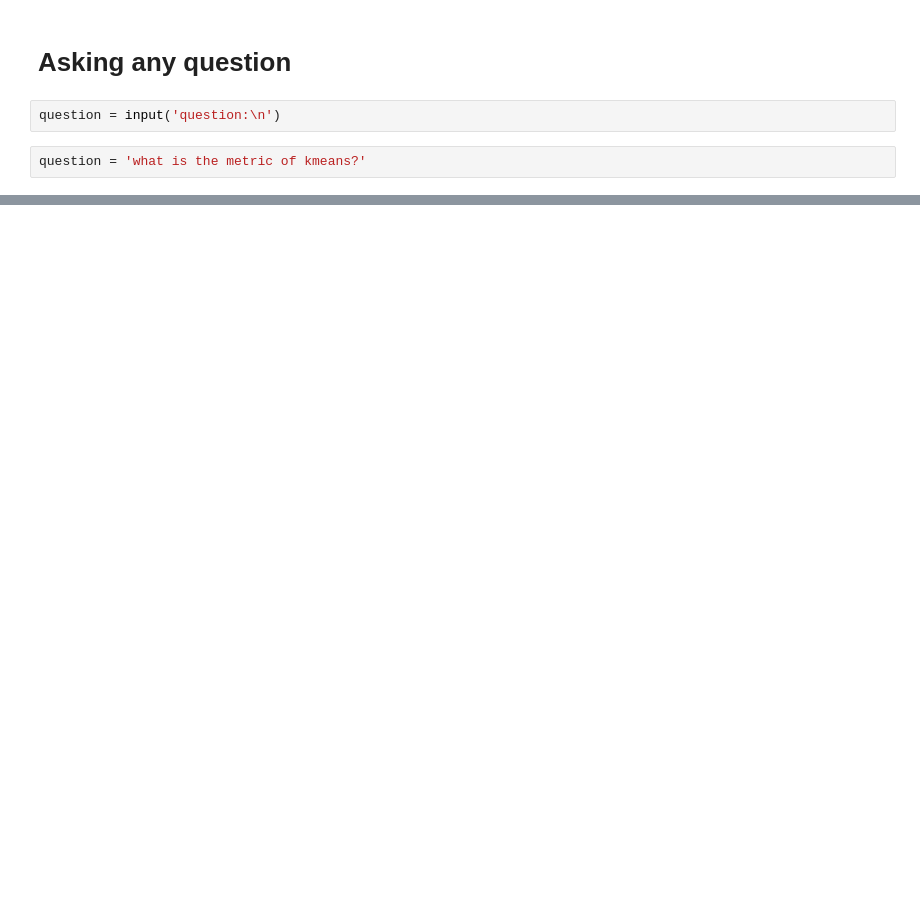
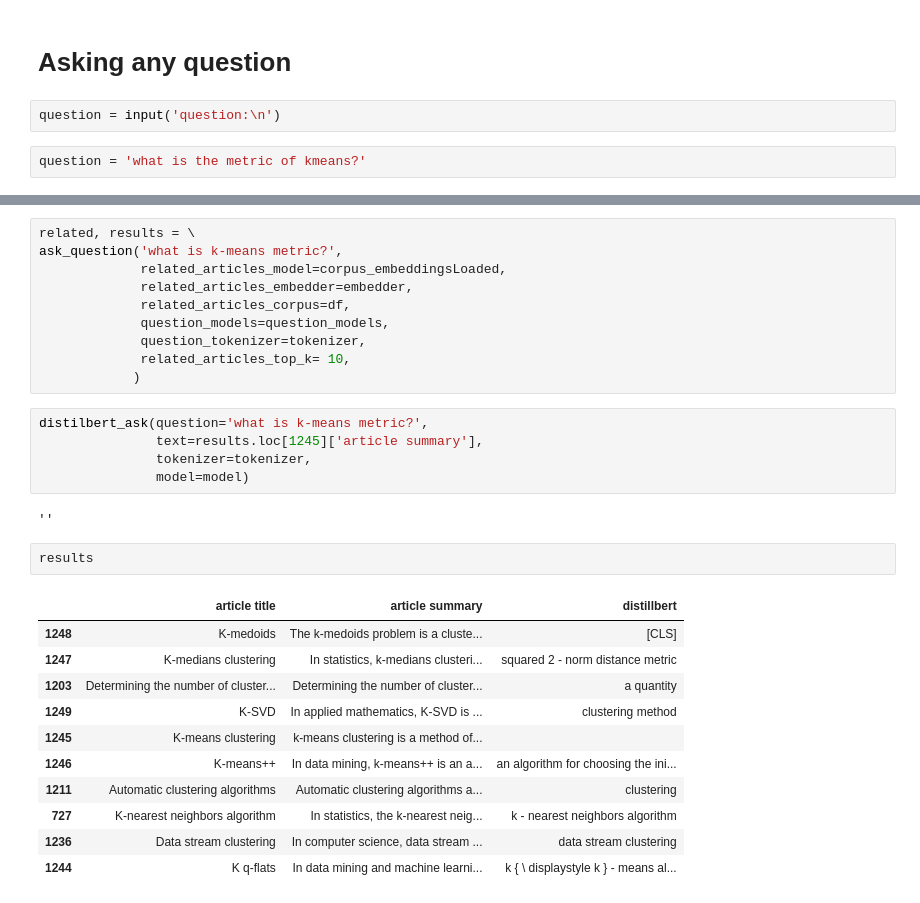
Before and after one commit to diogo-aos/deep_learning_iseg, a Jupyter notebook: prototype.ipynb, the cells around one changed output, grey strips where cells are left out. Saved outputs shown, nothing was run; the diff lists cells and outputs as text; blank space fills up the shorter version.

Commit message:
getting answer for question on first N pages

```diff
--- a/prototype.ipynb
+++ b/prototype.ipynb
@@ -248,0 +376,31 @@ question = 'what is the metric of kmeans?'
+# %%
+related, results = \
+ask_question('what is k-means metric?',
+             related_articles_model=corpus_embeddingsLoaded,
+             related_articles_embedder=embedder,
+             related_articles_corpus=df,
+             question_models=question_models,
+             question_tokenizer=tokenizer,
+             related_articles_top_k= 10,
+            )
+# %%
+distilbert_ask(question='what is k-means metric?',
+               text=results.loc[1245]['article summary'],
+               tokenizer=tokenizer,
+               model=model)
+# %% [output]
+''
+# %%
+results
+# %% [output]
+|  | article title | article summary | distillbert |
+| 1248 | K-medoids | The k-medoids problem is a cluste... | [CLS] |
+| 1247 | K-medians clustering | In statistics, k-medians clusteri... | squared 2 - norm distance metric |
+| 1203 | Determining the number of cluster... | Determining the number of cluster... | a quantity |
+| 1249 | K-SVD | In applied mathematics, K-SVD is ... | clustering method |
+| 1245 | K-means clustering | k-means clustering is a method of... |  |
+| 1246 | K-means++ | In data mining, k-means++ is an a... | an algorithm for choosing the ini... |
+| 1211 | Automatic clustering algorithms | Automatic clustering algorithms a... | clustering |
+| 727 | K-nearest neighbors algorithm | In statistics, the k-nearest neig... | k - nearest neighbors algorithm |
+| 1236 | Data stream clustering | In computer science, data stream ... | data stream clustering |
+| 1244 | K q-flats | In data mining and machine learni... | k { \ displaystyle k } - means al... |
```
Also changed, not shown: parts of 16 cells of this notebook, 2 other files.
